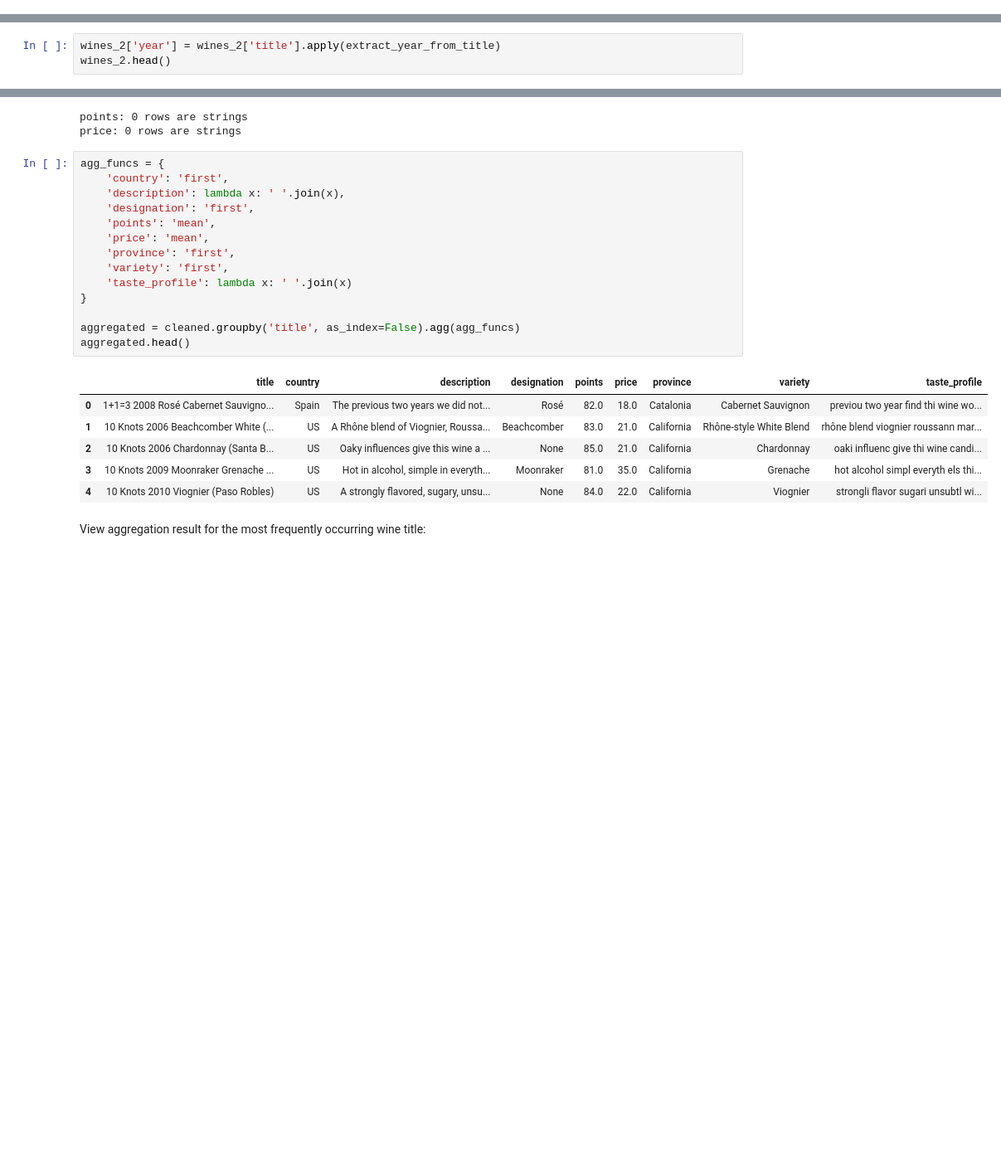
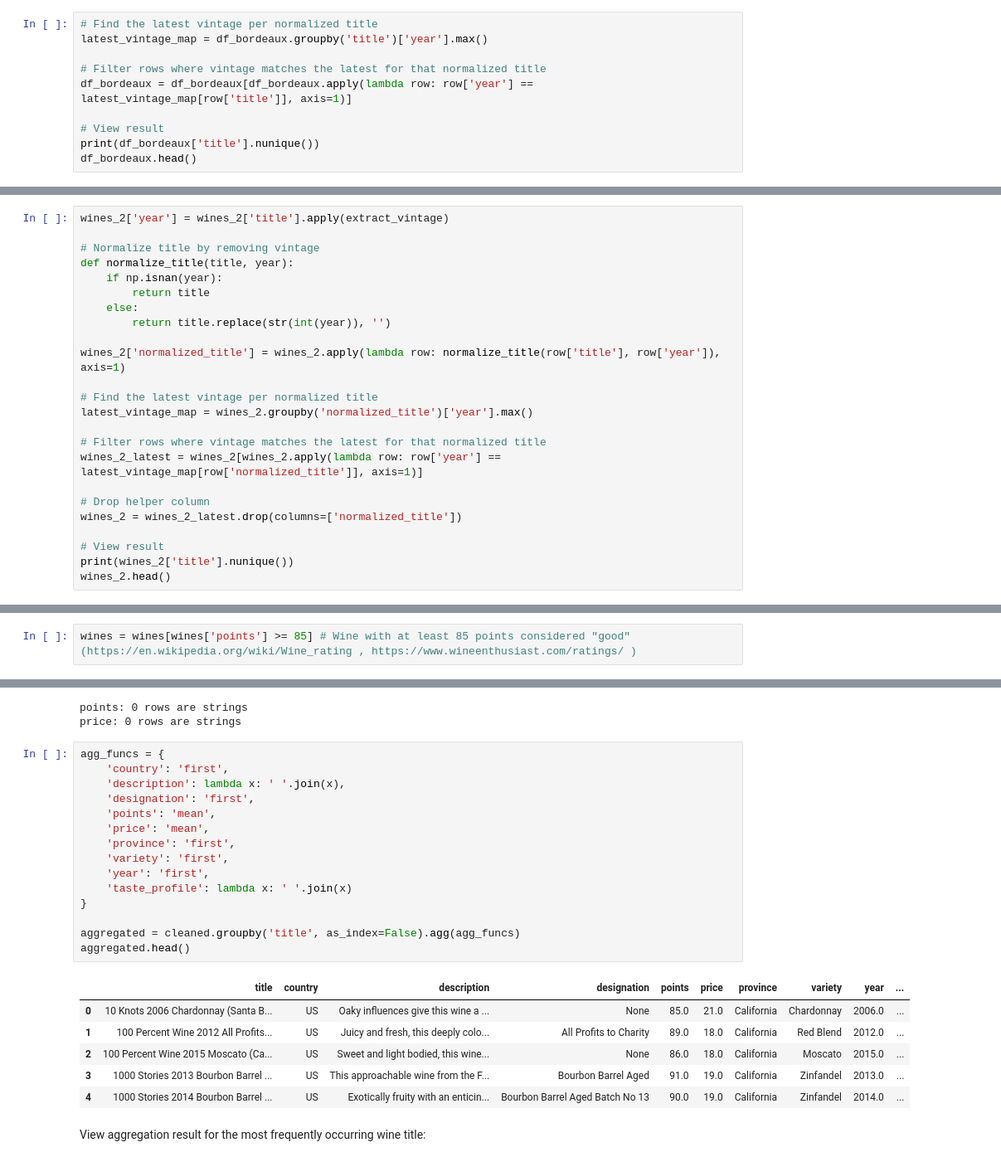
Before and after one commit to KalleHahl/data-science-group-project, a Jupyter notebook: data-cleaning/wine.ipynb, the cells around one changed output, grey strips where cells are left out. Shown at 83% size. Cells and saved outputs as stored; diff of their text form; blank space fills up the shorter version.

Commit message:
Keep only good wines and newest vintages

```diff
--- a/data-cleaning/wine.ipynb
+++ b/data-cleaning/wine.ipynb
@@ -97,3 +121,13 @@ See the caveats in the documentation: https://pandas.pydata.org/pandas-docs/stab
 | 2 | Château Grand Bertin de St.-Clair... | 84 | 2008 | NaN | (BLACK CHERRY, LEAF, TANNINS_HIGH... |
 | 3 | Château Lion Beaulieu Bordeaux White | 84 | 2008 | NaN | (PEAR, LIGHT-BODIED, SOLID, WHITE... |
 | 4 | Château Marsau Côtes de Francs | 84 | 2008 | 20.0 | (CHERRY, LEAF, FRAME, LIGHT-BODIE... |
+# %%
+# Find the latest vintage per normalized title
+latest_vintage_map = df_bordeaux.groupby('title')['year'].max()
+
+# Filter rows where vintage matches the latest for that normalized title
+df_bordeaux = df_bordeaux[df_bordeaux.apply(lambda row: row['year'] == latest_vintage_map[row['title']], axis=1)]
+
+# View result
+print(df_bordeaux['title'].nunique())
+df_bordeaux.head()
@@ -113,6 +155,3 @@ wines_2.head()
 | 2 | 1000 Stories Bourbon Barrel Aged ... | California | Red Wine | 90.0 | The California Gold Rush was a pe... |
 | 3 | 1000 Stories Bourbon Barrel Aged ... | North Coast, California | Red Wine | 91.0 | The wine has a deep, rich purple ... |
 | 4 | 1000 Stories Bourbon Barrel Aged ... | California | Red Wine | 90.0 | Batch #004 is the first release o... |
-# %%
-wines_2['year'] = wines_2['title'].apply(extract_year_from_title)
-wines_2.head()
@@ -125,0 +158,24 @@ wines_2.head()
+# %%
+wines_2['year'] = wines_2['title'].apply(extract_vintage)
+
+# Normalize title by removing vintage
+def normalize_title(title, year):
+    if np.isnan(year):
+        return title
+    else:
+        return title.replace(str(int(year)), '')
+
+wines_2['normalized_title'] = wines_2.apply(lambda row: normalize_title(row['title'], row['year']), axis=1)
+
+# Find the latest vintage per normalized title
+latest_vintage_map = wines_2.groupby('normalized_title')['year'].max()
+
+# Filter rows where vintage matches the latest for that normalized title
+wines_2_latest = wines_2[wines_2.apply(lambda row: row['year'] == latest_vintage_map[row['normalized_title']], axis=1)]
+
+# Drop helper column
+wines_2 = wines_2_latest.drop(columns=['normalized_title'])
+
+# View result
+print(wines_2['title'].nunique())
+wines_2.head()
@@ -187,3 +265,5 @@ wines = wines[wines['year'] > 2005]
+# %%
+wines = wines[wines['points'] >= 85] # Wine with at least 85 points considered "good" (https://en.wikipedia.org/wiki/Wine_rating , https://www.wineenthusiast.com/ratings/ )
 # %% [markdown]
 ## Drop columns and clean description data
 # %%
@@ -240,24 +320,25 @@ price: 0 rows are strings
 # %%
 agg_funcs = {
     'country': 'first',
     'description': lambda x: ' '.join(x),
     'designation': 'first',
     'points': 'mean',
     'price': 'mean',
     'province': 'first',
     'variety': 'first',
+    'year': 'first',
     'taste_profile': lambda x: ' '.join(x)
 }
 
 aggregated = cleaned.groupby('title', as_index=False).agg(agg_funcs)
 aggregated.head()
 # %% [output]
-|  | title | country | description | designation | points | price | province | variety | taste_profile |
-| 0 | 1+1=3 2008 Rosé Cabernet Sauvigno... | Spain | The previous two years we did not... | Rosé | 82.0 | 18.0 | Catalonia | Cabernet Sauvignon | previou two year find thi wine wo... |
-| 1 | 10 Knots 2006 Beachcomber White (... | US | A Rhône blend of Viognier, Roussa... | Beachcomber | 83.0 | 21.0 | California | Rhône-style White Blend | rhône blend viognier roussann mar... |
-| 2 | 10 Knots 2006 Chardonnay (Santa B... | US | Oaky influences give this wine a ... | None | 85.0 | 21.0 | California | Chardonnay | oaki influenc give thi wine candi... |
-| 3 | 10 Knots 2009 Moonraker Grenache ... | US | Hot in alcohol, simple in everyth... | Moonraker | 81.0 | 35.0 | California | Grenache | hot alcohol simpl everyth els thi... |
-| 4 | 10 Knots 2010 Viognier (Paso Robles) | US | A strongly flavored, sugary, unsu... | None | 84.0 | 22.0 | California | Viognier | strongli flavor sugari unsubtl wi... |
+|  | title | country | description | designation | points | price | province | variety | year | ... |
+| 0 | 10 Knots 2006 Chardonnay (Santa B... | US | Oaky influences give this wine a ... | None | 85.0 | 21.0 | California | Chardonnay | 2006.0 | ... |
+| 1 | 100 Percent Wine 2012 All Profits... | US | Juicy and fresh, this deeply colo... | All Profits to Charity | 89.0 | 18.0 | California | Red Blend | 2012.0 | ... |
+| 2 | 100 Percent Wine 2015 Moscato (Ca... | US | Sweet and light bodied, this wine... | None | 86.0 | 18.0 | California | Moscato | 2015.0 | ... |
+| 3 | 1000 Stories 2013 Bourbon Barrel ... | US | This approachable wine from the F... | Bourbon Barrel Aged | 91.0 | 19.0 | California | Zinfandel | 2013.0 | ... |
+| 4 | 1000 Stories 2014 Bourbon Barrel ... | US | Exotically fruity with an enticin... | Bourbon Barrel Aged Batch No 13 | 90.0 | 19.0 | California | Zinfandel | 2014.0 | ... |
 # %% [markdown]
 View aggregation result for the most frequently occurring wine title:
 # %%
```
Also changed, not shown: parts of 16 cells of this notebook, 3 other files.
